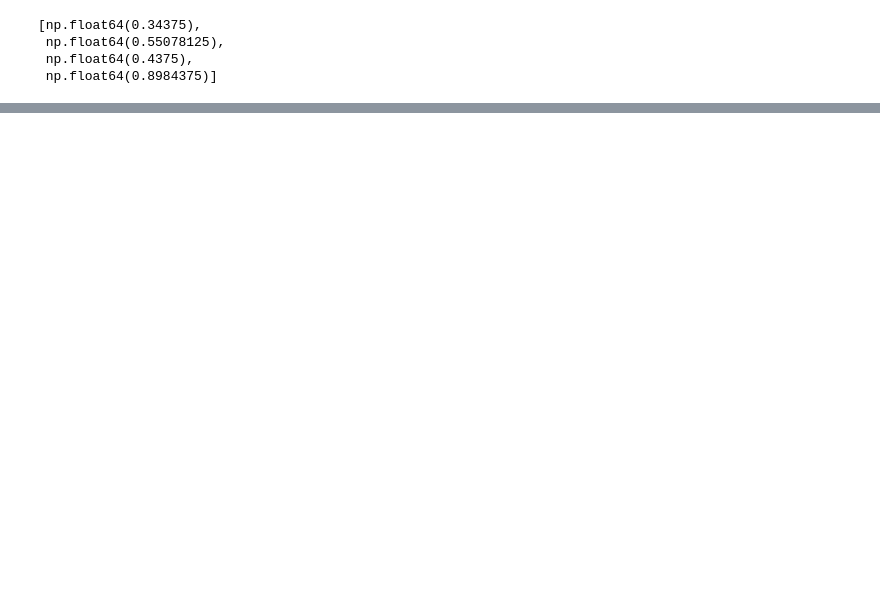
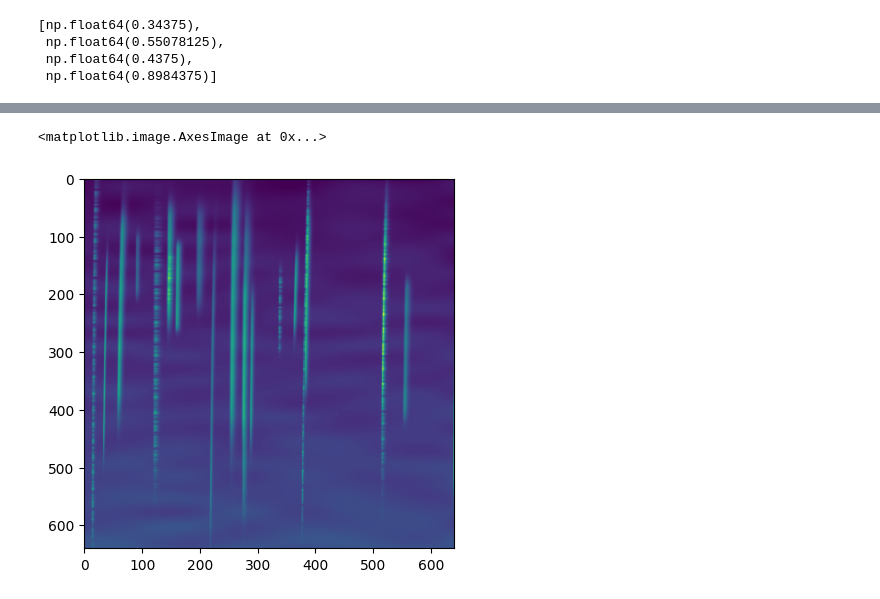
Before and after one commit to peijin94/PhySynthTrainer, a Jupyter notebook: example/demo.ipynb, the cells around one changed output, grey strips where cells are left out. Drawn from its saved outputs; the diff is of its cells as text; code cells hidden in the pictures; blank space fills up the shorter version.

```diff
--- a/example/demo.ipynb
+++ b/example/demo.ipynb
@@ -334,0 +368,5 @@ bbox
+# %%
+plt.imshow(img_bursts_noisy.T)
+# %% [output]
+<matplotlib.image.AxesImage at 0x...>
+[figure, added]
```
Also changed, not shown: parts of 13 cells of this notebook, 5 other files.
